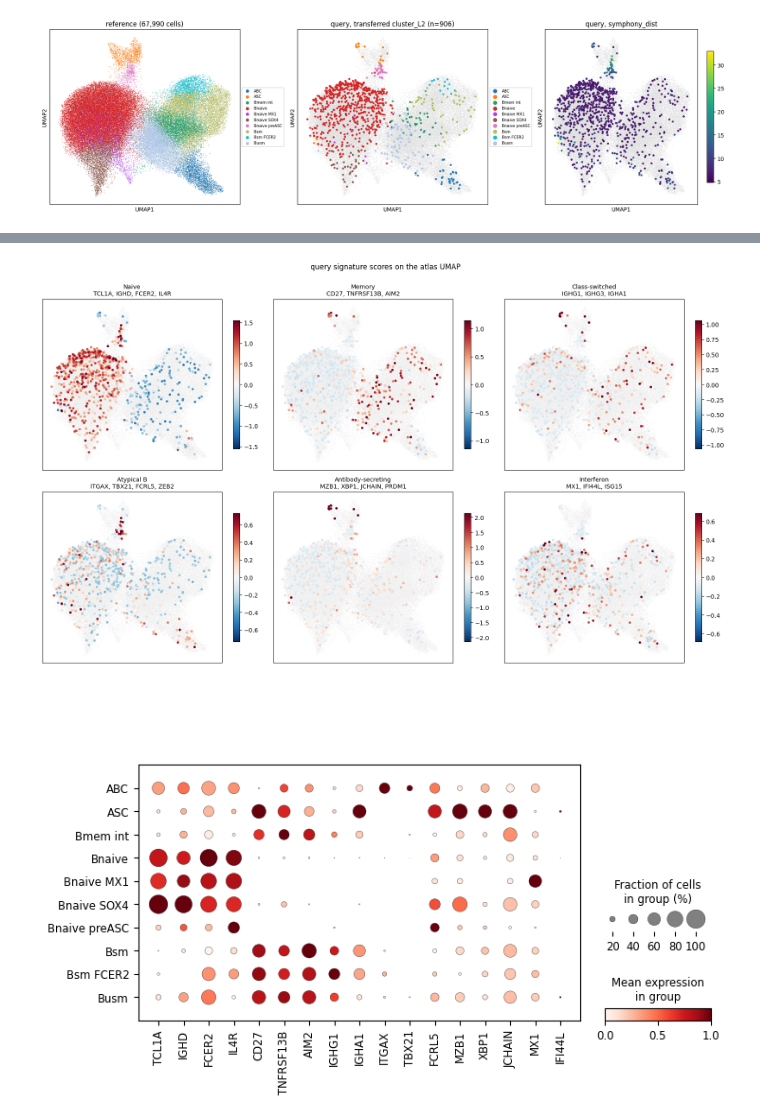
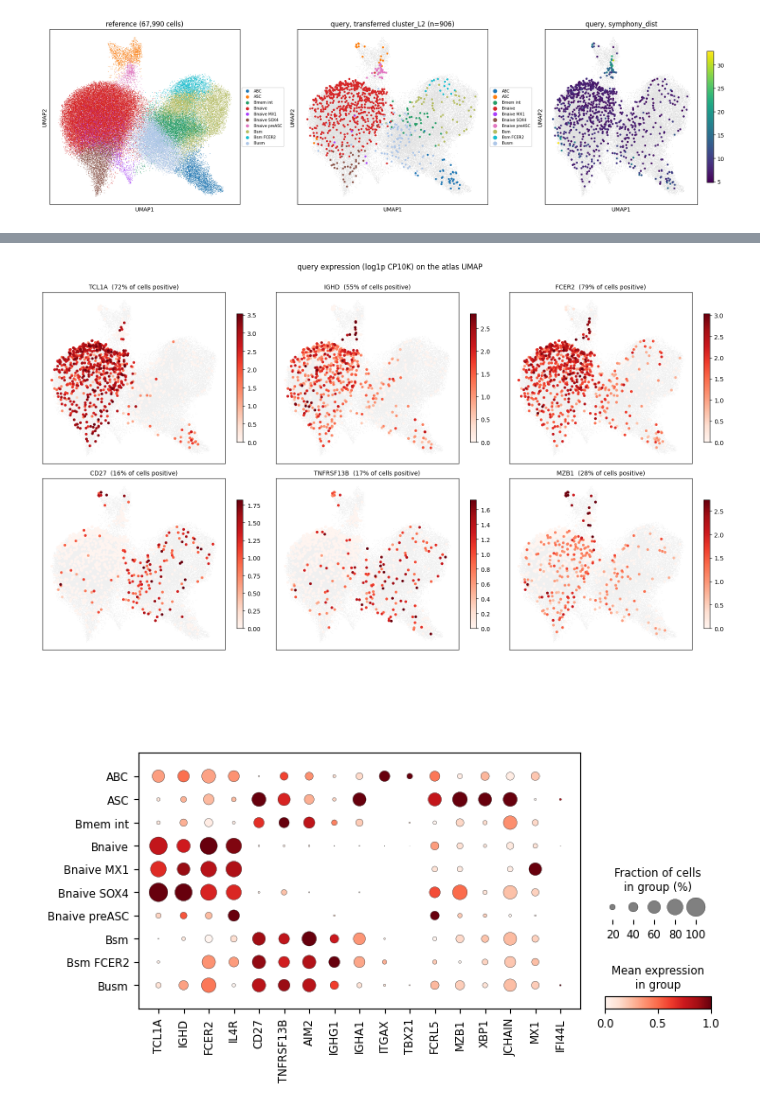
Before and after one commit to yyoshiaki/screfmapping, a Jupyter notebook: python/bcell_reference_mapping.ipynb, the cells around one changed output, grey strips where cells are left out. Drawn from its saved outputs; the diff is of its cells as text; code cells hidden in the pictures.

```diff
--- a/python/bcell_reference_mapping.ipynb
+++ b/python/bcell_reference_mapping.ipynb
@@ -287,49 +290,44 @@ show; the dot plot after them keeps the individual genes.
 # %%
-SIGNATURES = {
-    'Naive\nTCL1A, IGHD, FCER2, IL4R': ['TCL1A', 'IGHD', 'FCER2', 'IL4R'],
-    'Memory\nCD27, TNFRSF13B, AIM2': ['CD27', 'TNFRSF13B', 'AIM2'],
-    'Class-switched\nIGHG1, IGHG3, IGHA1': ['IGHG1', 'IGHG3', 'IGHA1'],
-    'Atypical B\nITGAX, TBX21, FCRL5, ZEB2': ['ITGAX', 'TBX21', 'FCRL5', 'ZEB2'],
-    'Antibody-secreting\nMZB1, XBP1, JCHAIN, PRDM1': ['MZB1', 'XBP1', 'JCHAIN', 'PRDM1'],
-    'Interferon\nMX1, IFI44L, ISG15': ['MX1', 'IFI44L', 'ISG15'],
-}
+MARKERS = ['TCL1A', 'IGHD', 'FCER2',        # naive
+           'CD27', 'TNFRSF13B',             # memory
+           'MZB1']                          # antibody-secreting
 
 expression = query_raw.copy()
 expression.var_names_make_unique()
 sc.pp.normalize_total(expression, target_sum=1e4)
 sc.pp.log1p(expression)
 expression = expression[query.obs_names].copy()
 expression.obs['cluster_L2'] = query.obs['cluster_L2'].values
 expression.obsm['X_umap'] = q_umap
 
-for name, genes in SIGNATURES.items():
-    present = [g for g in genes if g in expression.var_names]
-    if len(present) < len(genes):
-        print(name.replace(chr(10), ' '), '- not in this annotation:',
-              [g for g in genes if g not in present])
-    sc.tl.score_genes(expression, present, score_name=name, random_state=0)
+genes = [g for g in MARKERS if g in expression.var_names]
+if len(genes) < len(MARKERS):
+    print('not in this annotation:', [g for g in MARKERS if g not in genes])
 
 ncol = 3
-nrow = int(np.ceil(len(SIGNATURES) / ncol))
-fig, axes = plt.subplots(nrow, ncol, figsize=(5.4 * ncol, 4.7 * nrow), squeeze=False)
+nrow = int(np.ceil(len(genes) / ncol))
+fig, axes = plt.subplots(nrow, ncol, figsize=(5.4 * ncol, 4.5 * nrow), squeeze=False)
 axes = axes.ravel()
-for ax in axes[len(SIGNATURES):]:
+for ax in axes[len(genes):]:
     ax.axis('off')
-for ax, name in zip(axes, SIGNATURES):
-    values = expression.obs[name].to_numpy()
-    lim = np.percentile(np.abs(values), 99)
+for ax, gene in zip(axes, genes):
+    v = expression[:, gene].X
+    v = np.asarray(v.todense()).ravel() if hasattr(v, 'todense') else np.asarray(v).ravel()
     ax.scatter(ref_umap[:, 0], ref_umap[:, 1], s=1, c='#f0f0f0', linewidths=0, rasterized=True)
-    order = np.argsort(values)
-    sc_ = ax.scatter(q_umap[order, 0], q_umap[order, 1], s=16, c=values[order],
-                     cmap='RdBu_r', vmin=-lim, vmax=lim, linewidths=0, rasterized=True)
-    ax.set_title(name, fontsize=10); ax.set_xticks([]); ax.set_yticks([])
+    order = np.argsort(v)          # draw the positive cells on top
+    top = np.percentile(v, 99) or v.max() or 1.0
+    sc_ = ax.scatter(q_umap[order, 0], q_umap[order, 1], s=20, c=v[order],
+                     cmap='Reds', vmin=0, vmax=top, linewidths=0, rasterized=True)
+    pos = float((v > 0).mean() * 100)
+    ax.set_title(f'{gene}  ({pos:.0f}% of cells positive)', fontsize=10)
+    ax.set_xticks([]); ax.set_yticks([])
     fig.colorbar(sc_, ax=ax, shrink=0.75)
-fig.suptitle('query signature scores on the atlas UMAP', y=1.0)
+fig.suptitle('query expression (log1p CP10K) on the atlas UMAP', y=1.0)
 fig.tight_layout()
 fig.savefig(OUT / 'query_markers_umap.pdf', bbox_inches='tight')
 plt.show()
 # %% [output]
-[figure, old version]
+[figure, new version]
 # %%
 panel = ['TCL1A', 'IGHD', 'FCER2', 'IL4R',        # naive
          'CD27', 'TNFRSF13B', 'AIM2',             # memory
```
Also changed, not shown: parts of 2 cells of this notebook, 2 other files.
